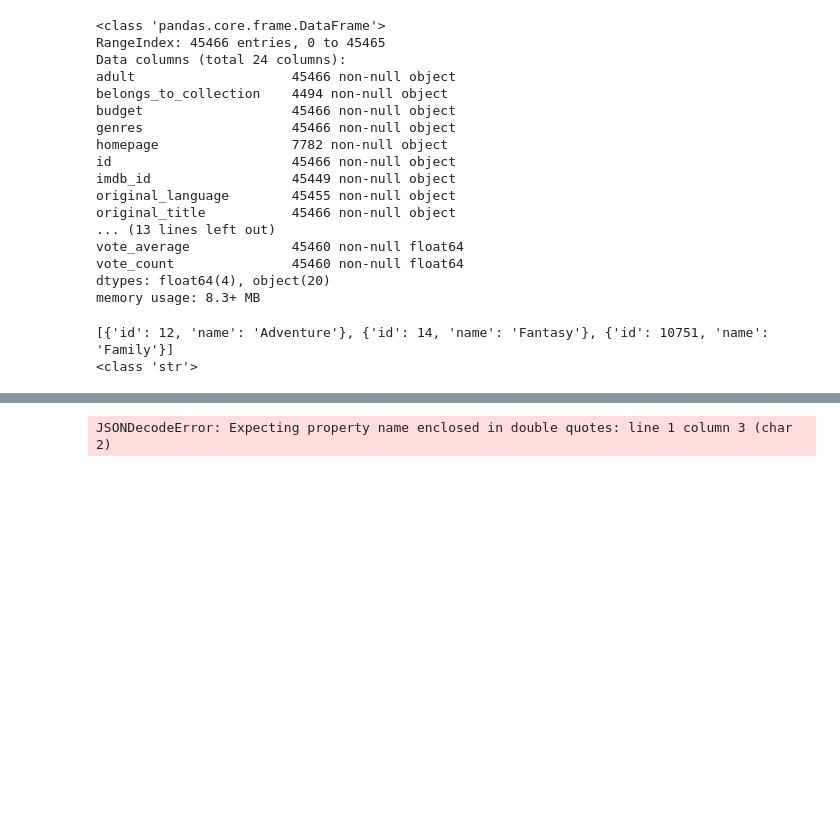
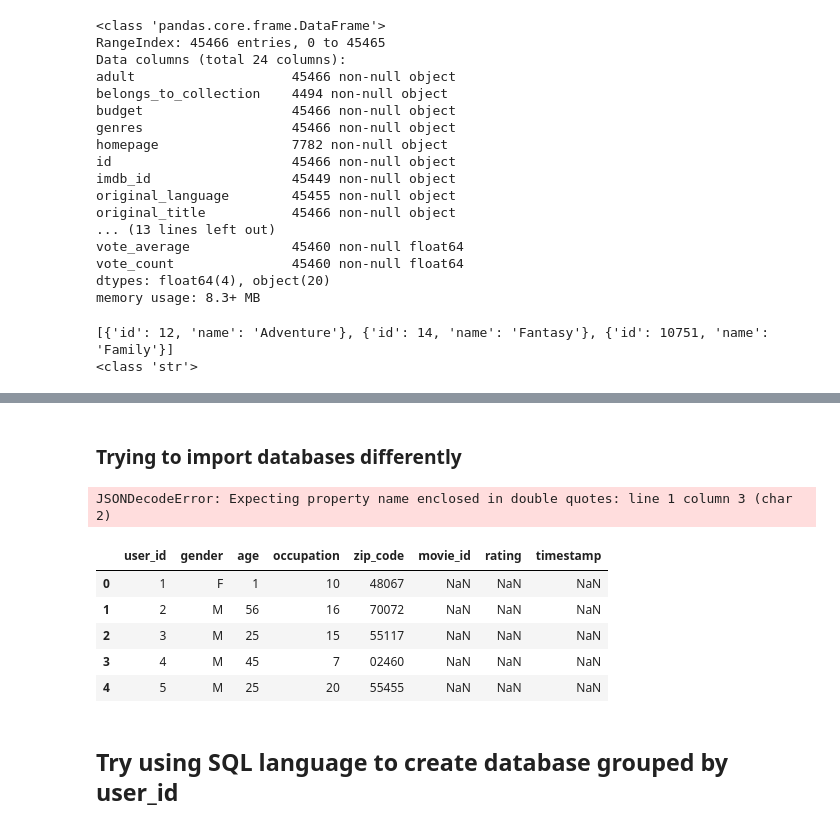
Before and after one commit to tsgreenwood-flatiron-data-science/recommendation-case-study, a Jupyter notebook: tara_eda.ipynb, the cells around one changed output, grey strips where cells are left out. Cells and saved outputs as stored; diff of their text form; code cells hidden in the pictures; blank space fills up the shorter version.

```diff
--- a/tara_eda.ipynb
+++ b/tara_eda.ipynb
@@ -255,3 +286,6 @@ usdf.head()
 | 2 | 3 | M | 25 | 15 | 55117 |
 | 3 | 4 | M | 45 | 7 | 02460 |
 | 4 | 5 | M | 25 | 20 | 55455 |
+# %%
+# zip codes aren't doing much for us so we'll drop them
+usdf = usdf.drop('zip_code', axis=1)
@@ -341,3 +439,5 @@ print(type(metadf.genres[1]))
+# %% [markdown]
+### Trying to import databases differently
 # %%
 import json
 # %%
@@ -348,0 +447,12 @@ pd.merge(mvdf, metadf, how='left', left_on='')
+# %%
+demo_ratings = pd.merge(usdf, drf, how='left', on='user_id')
+demo_ratings.head()
+# %% [output]
+|  | user_id | gender | age | occupation | zip_code | movie_id | rating | timestamp |
+| 0 | 1 | F | 1 | 10 | 48067 | NaN | NaN | NaN |
+| 1 | 2 | M | 56 | 16 | 70072 | NaN | NaN | NaN |
+| 2 | 3 | M | 25 | 15 | 55117 | NaN | NaN | NaN |
+| 3 | 4 | M | 45 | 7 | 02460 | NaN | NaN | NaN |
+| 4 | 5 | M | 25 | 20 | 55455 | NaN | NaN | NaN |
+# %% [markdown]
+## Try using SQL language to create database grouped by user_id
```
Also changed, not shown: parts of 38 cells of this notebook, 1 other file.
